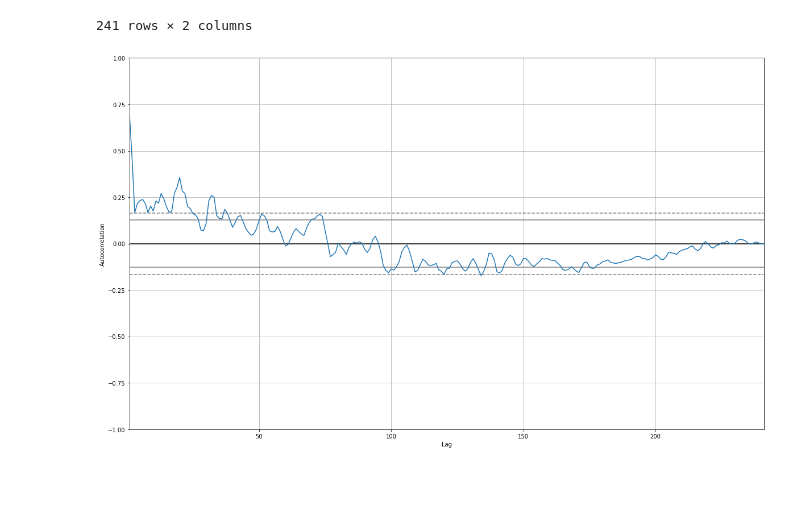
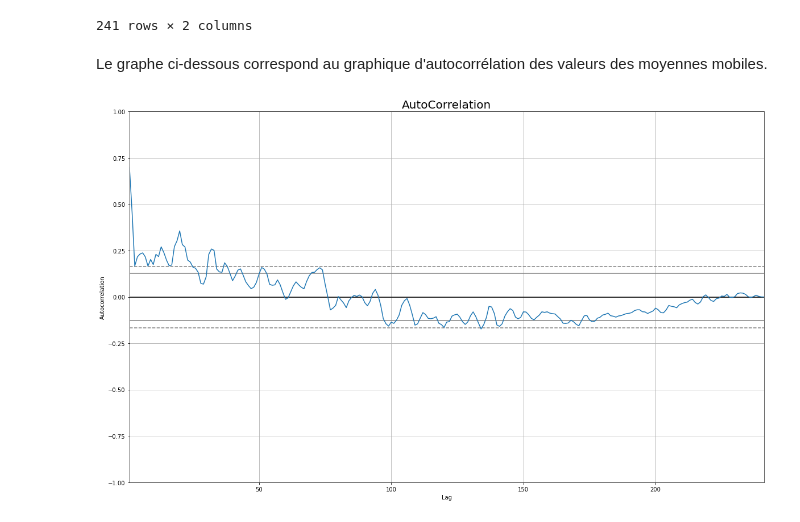
Before and after one commit to anais-ferrera/DATA731_PIBOCDE, a Jupyter notebook: Cas_coree.ipynb, the cells around one changed output. Saved outputs shown, nothing was run; the diff lists cells and outputs as text; code cells hidden in the pictures; blank space fills up the shorter version.

```diff
--- a/Cas_coree.ipynb
+++ b/Cas_coree.ipynb
@@ -207,10 +238,13 @@ korAC
 | 240 | 2020-Q2 | -1.041308 |
 | 241 | 2020-Q3 | -0.834905 |
 241 rows × 2 columns
+# %% [markdown]
+Le graphe ci-dessous correspond au graphique d'autocorrélation des valeurs des moyennes mobiles.
 # %%
 from pandas.plotting import autocorrelation_plot
 plt.figure(figsize=(20,12))
 autocorrelation_plot(korAC['MM'])
+plt.title('AutoCorrelation',fontsize=20)
 plt.show()
 # %% [output]
-[figure, old version]
+[figure, new version]
```
Also changed, not shown: parts of 58 cells of this notebook.
